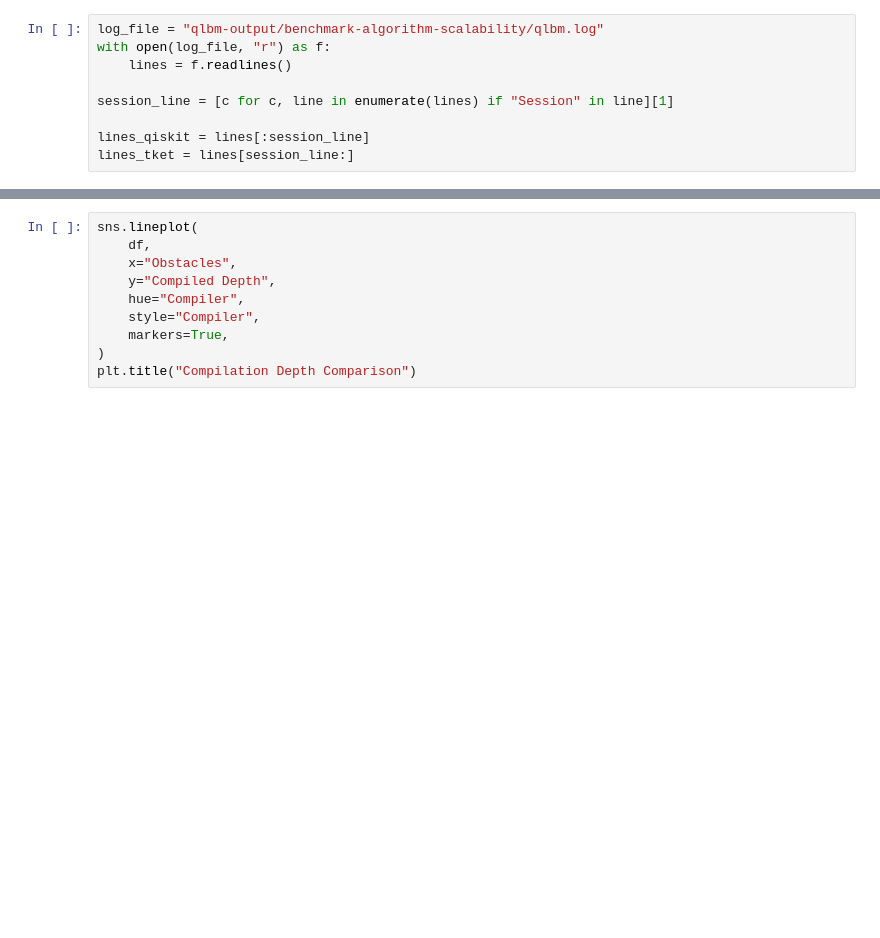
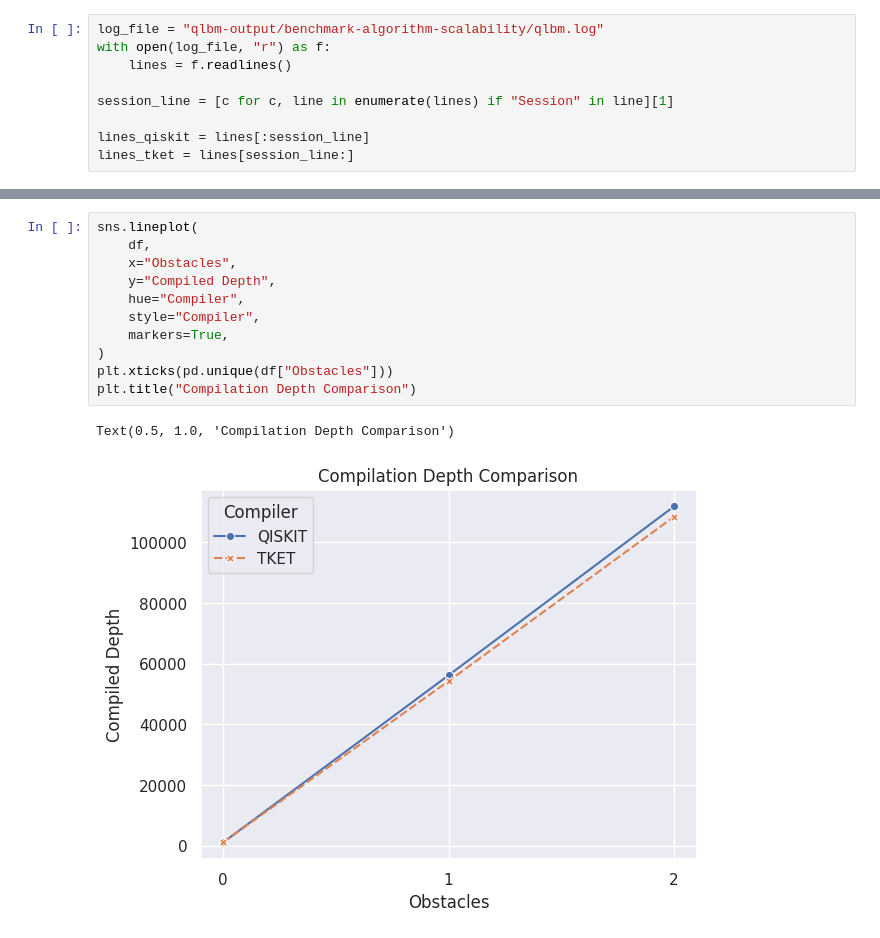
Before and after one commit to QCFD-Lab/qlbm, a Jupyter notebook: demos/benchmarks/algorithm_scalability.ipynb, the cells around one changed output, grey strips where cells are left out. Saved outputs shown, nothing was run; the diff lists cells and outputs as text; blank space fills up the shorter version.

```diff
--- a/demos/benchmarks/algorithm_scalability.ipynb
+++ b/demos/benchmarks/algorithm_scalability.ipynb
@@ -197,13 +215,17 @@ df
 # %%
 sns.lineplot(
     df,
     x="Obstacles",
     y="Compiled Depth",
     hue="Compiler",
     style="Compiler",
     markers=True,
 )
+plt.xticks(pd.unique(df["Obstacles"]))
 plt.title("Compilation Depth Comparison")
+# %% [output]
+Text(0.5, 1.0, 'Compilation Depth Comparison')
+[figure, added]
 # %%
 sns.lineplot(
     df,
```
Also changed, not shown: parts of 9 cells of this notebook, 19 other files.
